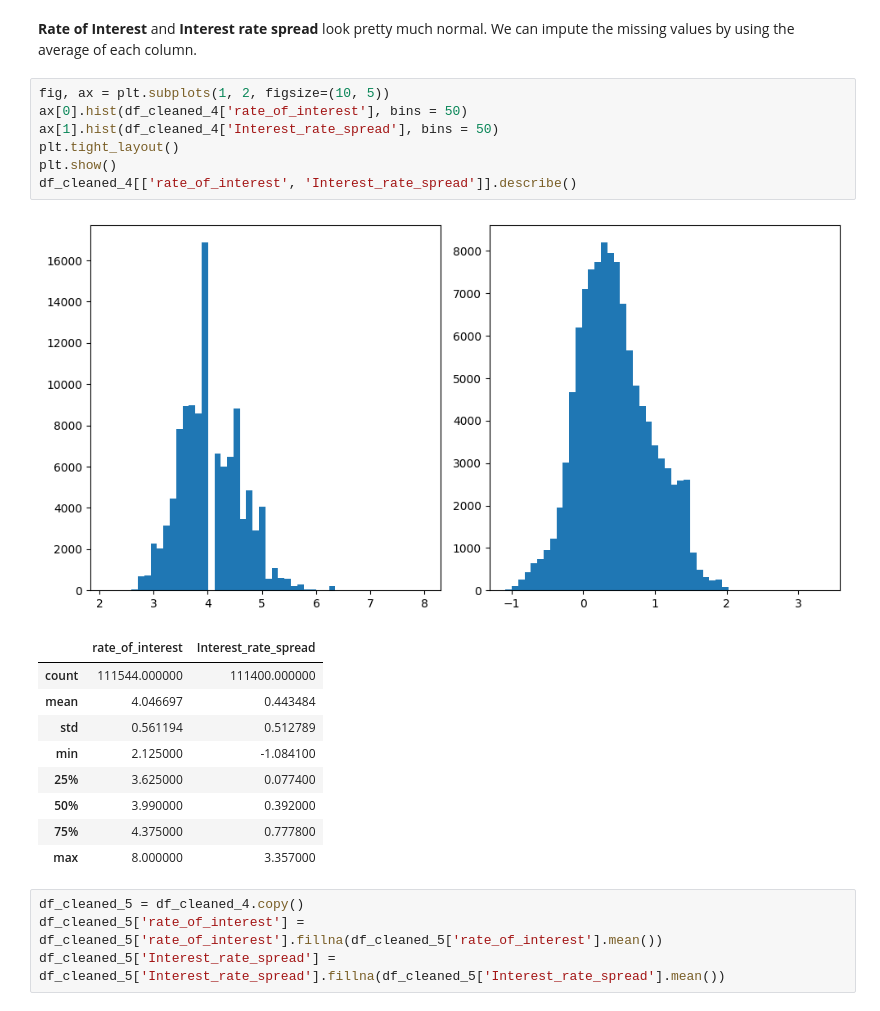
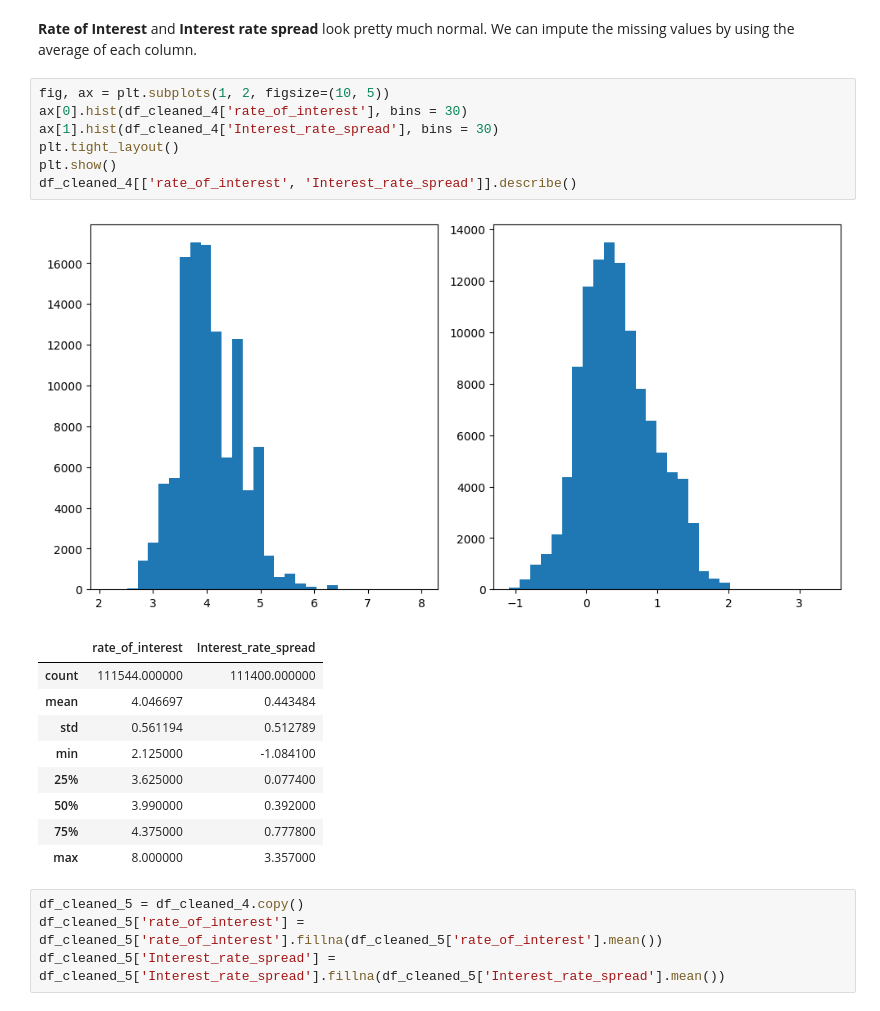
Before and after one commit to mhashemihsmw/maximum-likelihood-estimation-for-MOI-and-lineage-frequency-estimates-accounting-for-incomplete-data, a Jupyter notebook: loan-default-prediction.ipynb, the cells around one changed output. Saved outputs shown, nothing was run; the diff lists cells and outputs as text.

```diff
--- a/loan-default-prediction.ipynb
+++ b/loan-default-prediction.ipynb
@@ -468,13 +469,13 @@ df_cleaned_4 = df_tmp.copy().reset_index()
 **Rate of Interest** and **Interest rate spread** look pretty much normal. We can impute the missing values by using the average of each column.
 # %%
 fig, ax = plt.subplots(1, 2, figsize=(10, 5))
-ax[0].hist(df_cleaned_4['rate_of_interest'], bins = 50)
-ax[1].hist(df_cleaned_4['Interest_rate_spread'], bins = 50)
+ax[0].hist(df_cleaned_4['rate_of_interest'], bins = 30)
+ax[1].hist(df_cleaned_4['Interest_rate_spread'], bins = 30)
 plt.tight_layout()
 plt.show()
 df_cleaned_4[['rate_of_interest', 'Interest_rate_spread']].describe()
 # %% [output]
-[figure, old version]
+[figure, new version]
 |  | rate_of_interest | Interest_rate_spread |
 | count | 111544.000000 | 111400.000000 |
 | mean | 4.046697 | 0.443484 |
```
Also changed, not shown: parts of 19 cells of this notebook.
